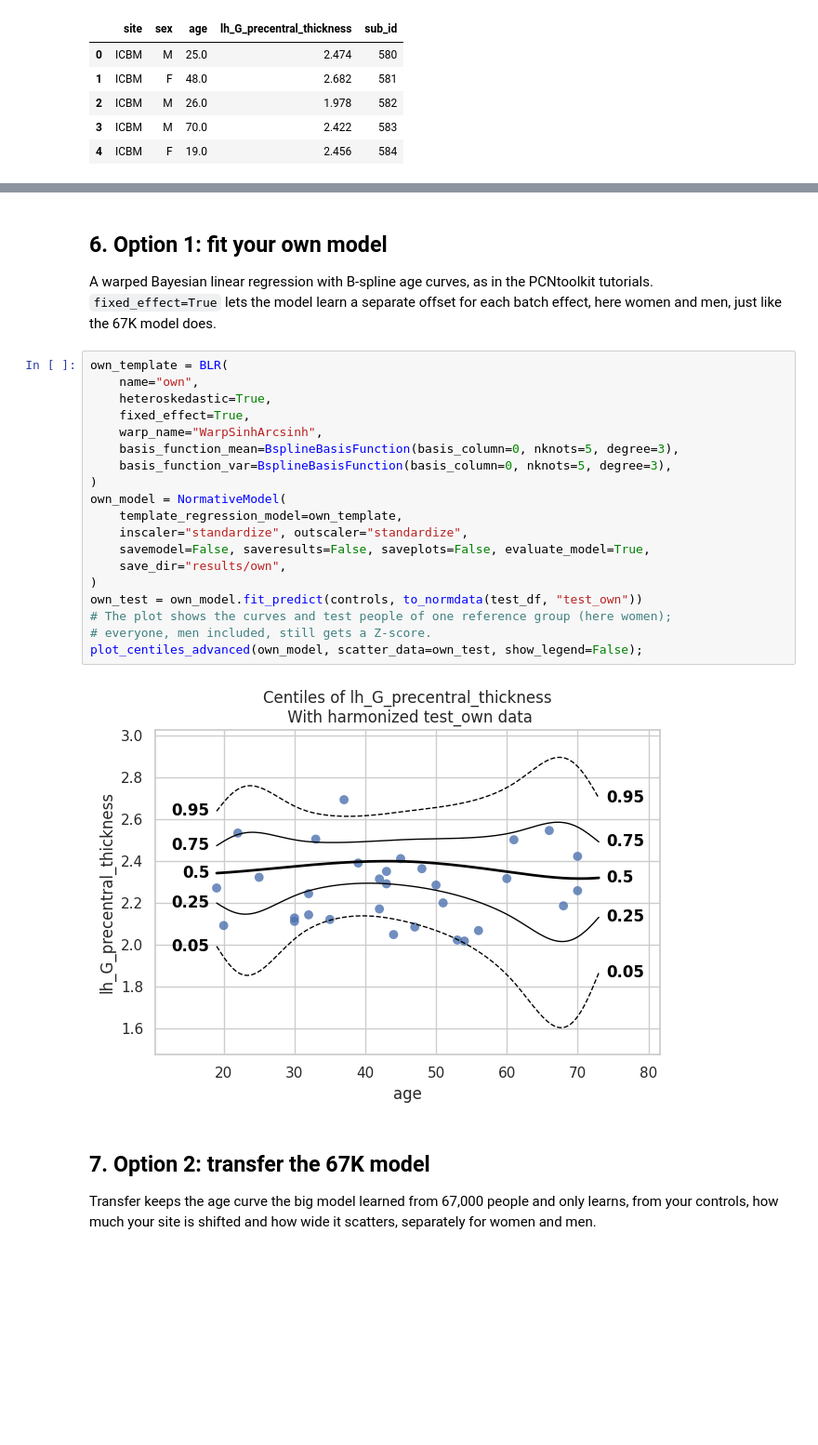
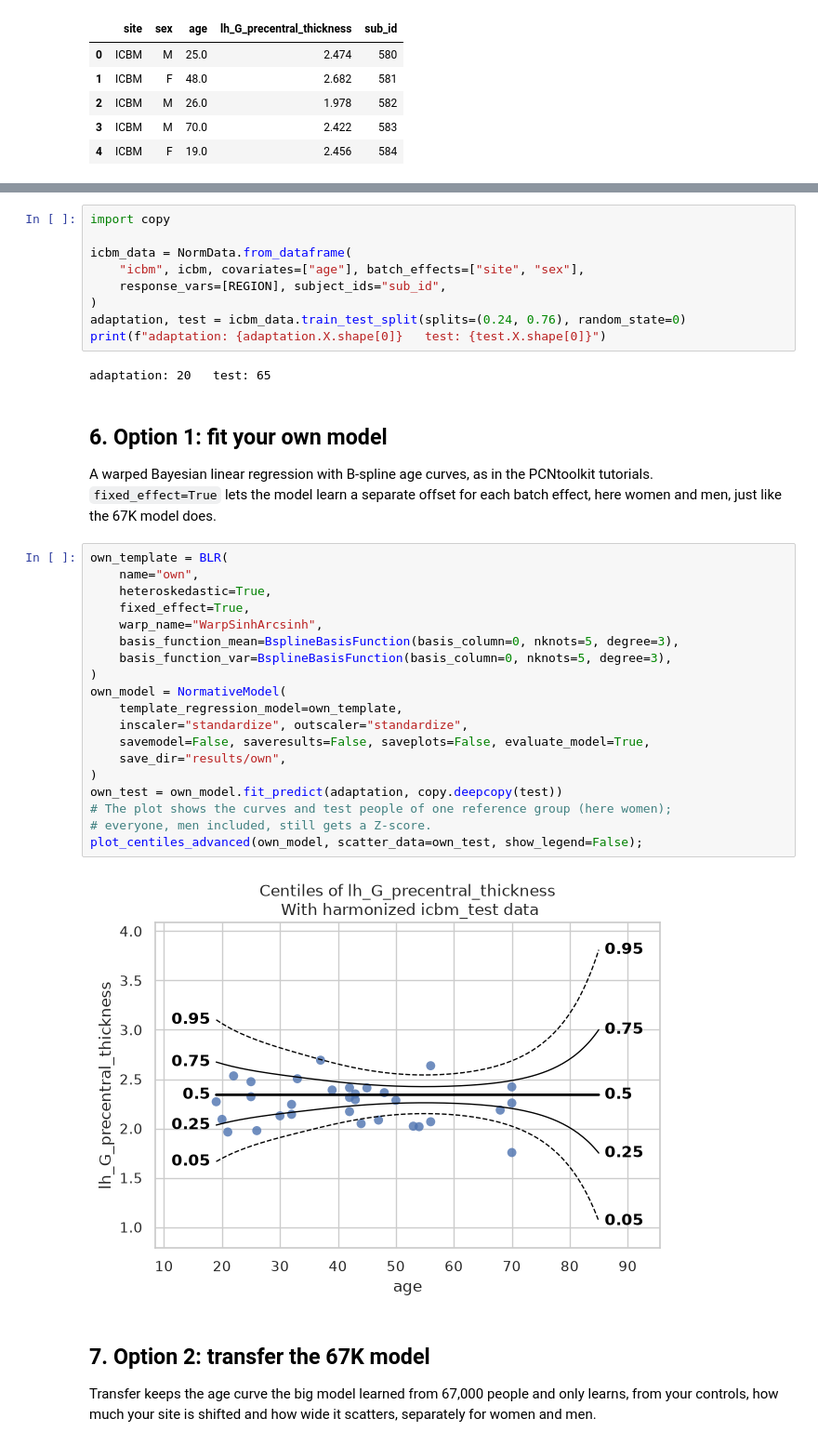
Before and after one commit to predictive-clinical-neuroscience/PCNtoolkit-demo-transfer, a Jupyter notebook: notebooks/transfer_icbm.ipynb, the cells around one changed output, grey strips where cells are left out. Shown at 93% size. Drawn from its saved outputs; the diff is of its cells as text; blank space fills up the shorter version.

Commit message:
enh: use train_test_split function from the pcntoolkit
remove the split_controls() custom function

```diff
--- a/notebooks/transfer_icbm.ipynb
+++ b/notebooks/transfer_icbm.ipynb
@@ -140,3 +111,14 @@ controls: 20 ({'F': 11, 'M': 9})   test: 65
+# %%
+import copy
+
+icbm_data = NormData.from_dataframe(
+    "icbm", icbm, covariates=["age"], batch_effects=["site", "sex"],
+    response_vars=[REGION], subject_ids="sub_id",
+)
+adaptation, test = icbm_data.train_test_split(splits=(0.24, 0.76), random_state=0)
+print(f"adaptation: {adaptation.X.shape[0]}   test: {test.X.shape[0]}")
+# %% [output]
+adaptation: 20   test: 65
 # %% [markdown]
 ## 6. Option 1: fit your own model
 
@@ -144,24 +126,24 @@ A warped Bayesian linear regression with B-spline age curves, as in the PCNtoolk
 # %%
 own_template = BLR(
     name="own",
     heteroskedastic=True,
     fixed_effect=True,
     warp_name="WarpSinhArcsinh",
     basis_function_mean=BsplineBasisFunction(basis_column=0, nknots=5, degree=3),
     basis_function_var=BsplineBasisFunction(basis_column=0, nknots=5, degree=3),
 )
 own_model = NormativeModel(
     template_regression_model=own_template,
     inscaler="standardize", outscaler="standardize",
     savemodel=False, saveresults=False, saveplots=False, evaluate_model=True,
     save_dir="results/own",
 )
-own_test = own_model.fit_predict(controls, to_normdata(test_df, "test_own"))
+own_test = own_model.fit_predict(adaptation, copy.deepcopy(test))
 # The plot shows the curves and test people of one reference group (here women);
 # everyone, men included, still gets a Z-score.
 plot_centiles_advanced(own_model, scatter_data=own_test, show_legend=False);
 # %% [output]
-[figure, old version]
+[figure, new version]
 # %% [markdown]
 ## 7. Option 2: transfer the 67K model
 
```
Also changed, not shown: parts of 9 cells of this notebook, 4 other files.
